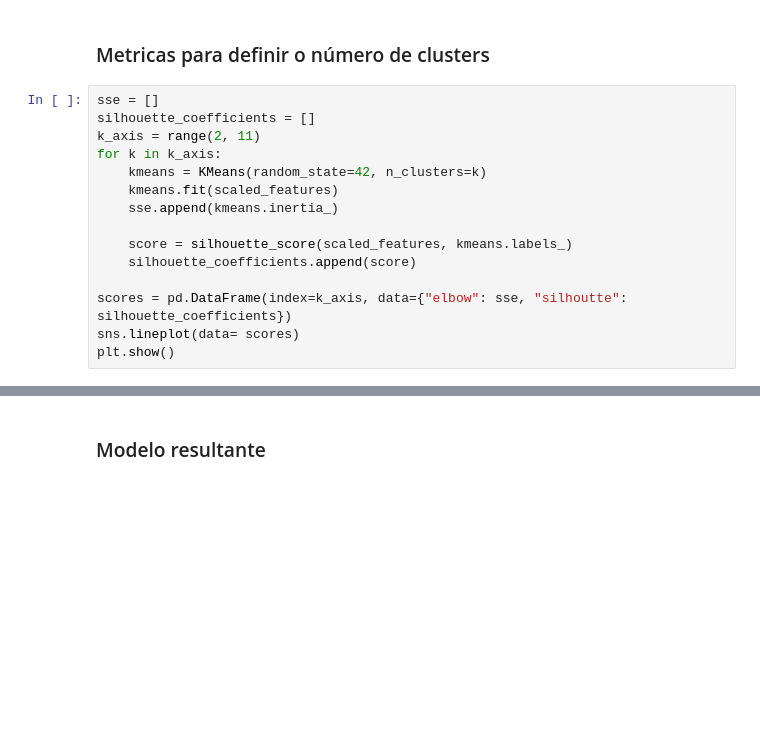
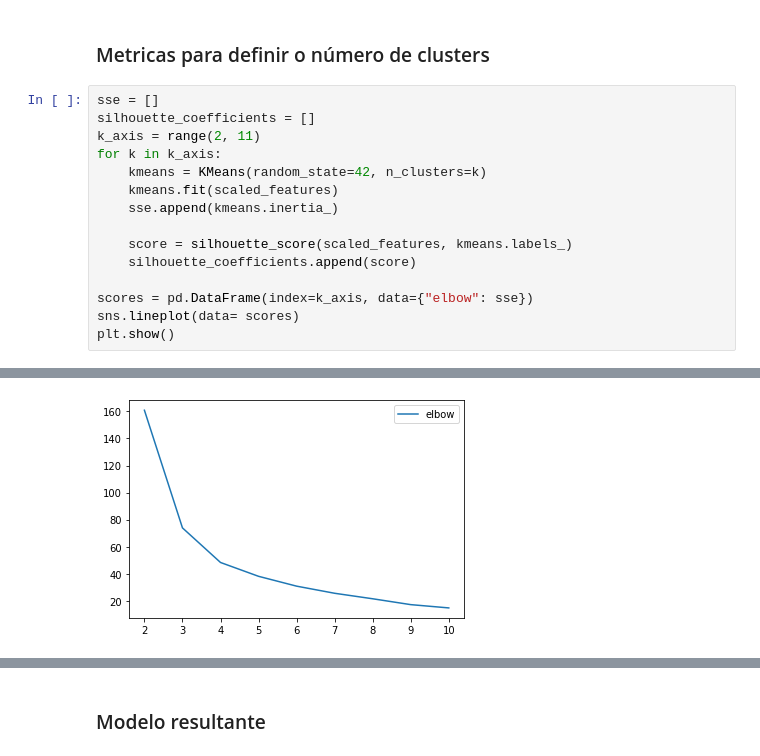
Before and after one commit to Osiris-gp8/projeto-osiris, a Jupyter notebook: api-python/analysis/ml_models/clustering_model.ipynb, the cells around one changed output, grey strips where cells are left out. Cells and saved outputs as stored; diff of their text form; blank space fills up the shorter version.

```diff
--- a/api-python/analysis/ml_models/clustering_model.ipynb
+++ b/api-python/analysis/ml_models/clustering_model.ipynb
@@ -54,7 +54,7 @@ for k in k_axis:
     score = silhouette_score(scaled_features, kmeans.labels_)
     silhouette_coefficients.append(score)
 
-scores = pd.DataFrame(index=k_axis, data={"elbow": sse, "silhoutte": silhouette_coefficients})
+scores = pd.DataFrame(index=k_axis, data={"elbow": sse})
 sns.lineplot(data= scores)
 plt.show()
 # %% [output]
@@ -62,0 +61 @@ plt.show()
+[figure, added]
```
Also changed, not shown: parts of 15 cells of this notebook, 1 other file.
